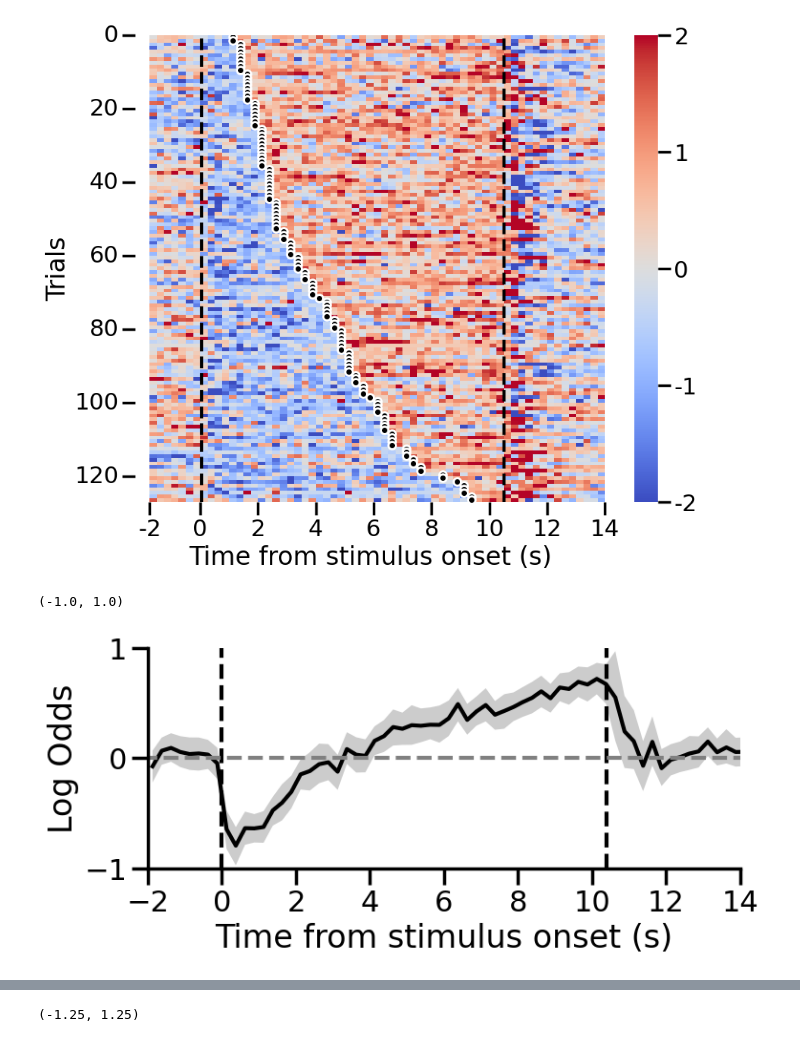
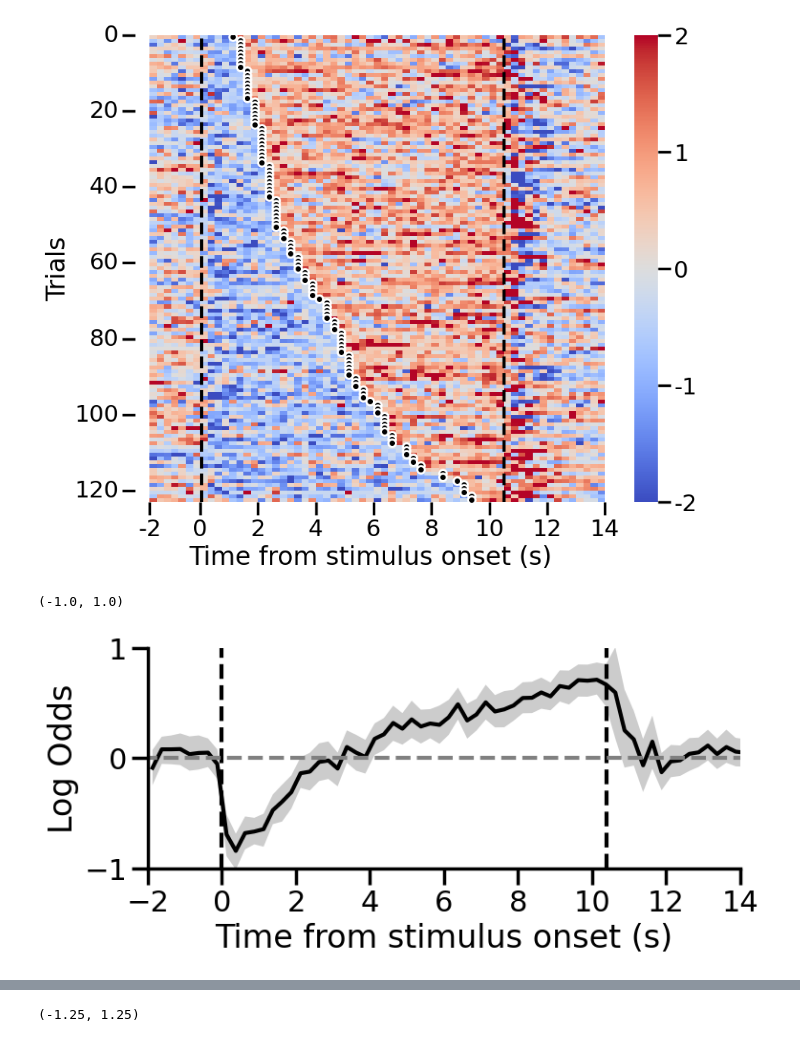
Before and after one commit to tiffanyona/WM_manuscript_FIGURES, a Jupyter notebook: code/supp_figures/supp_fig_8_single_trial_reversal/supp_fig_8_reversals.ipynb, the cells around one changed output, grey strips where cells are left out. Drawn from its saved outputs; the diff is of its cells as text; code cells hidden in the pictures.

```diff
--- a/code/supp_figures/supp_fig_8_single_trial_reversal/supp_fig_8_reversals.ipynb
+++ b/code/supp_figures/supp_fig_8_single_trial_reversal/supp_fig_8_reversals.ipynb
@@ -3,50 +3,39 @@ import matplotlib.pyplot as plt
 import pandas as pd
 import numpy as np
 import seaborn as sns
+from pathlib import Path
+import sys
+
+# Navigate from notebook dir (supp_fig_8.../  → supp_figures/ → code/ → project root)
+sys.path.insert(0, str(Path.cwd().parents[2]))
+from config import ANALYSIS_DATA
 
 fig_width = 7
 fig_height = 4.5
 
 sns.set_context('poster')
 
-save_path = 'G:/My Drive/WORKING_MEMORY/PAPER/general_data/'
+save_path = str(ANALYSIS_DATA) + '/'
 # %%
-df = pd.read_csv(save_path + 'log_odds_single_trial_errors.csv', index_col=0)
+df = pd.read_csv(save_path + 'log_odds_single_trial_errors_normalized.csv', index_col=0)
 # %%
-delay = 10
-normalize = True
-
-df = df.loc[df.delay == delay].groupby(['trial', 'choice', 'stimulus', 'delay', 'hit', 'trial_type', 'times']).log_odds.mean().reset_index()
-
-# Identify changes in the 'trial' column
-df['trial_change'] = (df['trial'] != df['trial'].shift(1)).cumsum()
-
-# Normalize the log odds in each trial if normalization is enabled
-if normalize:
-    df['log_odds'] = df.groupby(['trial_change'])['log_odds'].transform(lambda x: (x - x.mean()) / x.std())
-
 # Pivot the DataFrame to get a matrix format suitable for heatmap
 aggregated_df = df.groupby(['trial','trial_change', 'times']).agg({'log_odds': 'mean'}).reset_index()
 
 # Define the interval of times (e.g., 0.125 to 0.375)
-if delay == 1:
-    time_interval = [0.125, 0.375, 0.625, 0.875, 1.125]
-elif delay == 3:
-    time_interval = [0.125, 0.375, 0.625, 0.875, 1.125, 1.375, 1.625, 1.875,
-                     2.125, 2.375, 2.625, 2.875, 3.125]
-else:
-    time_interval = [0.125, 0.375, 0.625, 0.875, 1.125, 1.375, 1.625, 1.875,
-                     2.125, 2.375, 2.625, 2.875, 3.125, 3.375, 3.625, 3.875,
-                     4.125, 4.375, 4.625, 4.875, 5.125, 5.375, 5.625, 5.875,
-                     6.125, 6.375, 6.625, 6.875, 7.125, 7.375, 7.625, 7.875,
-                     8.125, 8.375, 8.625, 8.875, 9.125, 9.375, 9.625, 9.875,
-                     10.125]
+
+time_interval = [0.125, 0.375, 0.625, 0.875, 1.125, 1.375, 1.625, 1.875,
+                    2.125, 2.375, 2.625, 2.875, 3.125, 3.375, 3.625, 3.875,
+                    4.125, 4.375, 4.625, 4.875, 5.125, 5.375, 5.625, 5.875,
+                    6.125, 6.375, 6.625, 6.875, 7.125, 7.375, 7.625, 7.875,
+                    8.125, 8.375, 8.625, 8.875, 9.125, 9.375, 9.625, 9.875,
+                    10.125]
 
 # restrict to bins of interest
 search_df = aggregated_df[aggregated_df['times'].isin(time_interval)]
 
 # define early and late windows
-early_window = search_df['times'] <= 2     # first 2 seconds
+early_window = search_df['times'] < 1.5    # first 2 seconds
 # late_window  = search_df['times'] >= time_interval[-4]  # last few bins; change if needed
 
 # compute per-trial early and late means
@@ -62,7 +51,6 @@ trial_stats = (
 # keep only trials with early negative and late positive
 valid_trials = trial_stats[
     (trial_stats['early_mean'] < 0)
-    # & (trial_stats['late_mean']  > 0)
 ].index
 
 # # Final filtered dataset
@@ -92,7 +80,6 @@ for trial_change, change_time in change_points:
         (aggregated_df['times'] >= change_time) &
         (aggregated_df['times'] <= 10.375)
     )
-    aggregated_df.loc[mask, 'log_odds'] += 0.4
 
     mask = (
         (aggregated_df['trial_change'] == trial_change) &
@@ -119,34 +106,34 @@ ax = sns.heatmap(heatmap_data, center=0, vmin=-2, vmax=2, cmap='coolwarm', raste
 # Highlight the change points
 for trial, time in change_points:
     plt.scatter(heatmap_data.columns.get_loc(time) + 0.5, heatmap_data.index.get_loc(trial) + 0.5, color='black', s=50, edgecolors='white')
 
 # Plot a vertical line at time 0
 ax.axvline(x=heatmap_data.columns.get_loc(0.125) - 0.75, color='black', linestyle='--')
 ax.axvline(x=heatmap_data.columns.get_loc(10.375), color='black', linestyle='--')
 
 # Set y ticks: every 5 trials
 y_ticks = np.arange(0, heatmap_data.shape[0], 20)
 plt.yticks(ticks=y_ticks, labels=[f"{y}" for y in y_ticks])
 plt.xlim(-2,18)
 plt.ylabel("Trials")
 # Choose nice tick labels
 nice_times = [-2, 0, 2, 4, 6, 8, 10, 12, 14]
 
 # Find nearest indices in heatmap columns
 x_positions = [np.argmin(np.abs(heatmap_data.columns - t)) for t in nice_times]
 
 cbar = ax.collections[0].colorbar
 cbar.set_ticks([-2, -1, 0, 1, 2])
 cbar.set_ticklabels(['-2', '-1', '0', '1', '2'])
 
 # Set x-axis for heatmap
 ax.set_xticks(x_positions)
 ax.set_xticklabels([f"{t:}" for t in nice_times], rotation=360)
 ax.set_xlabel("Time from stimulus onset (s)")
 # plt.savefig(rf"G:\My Drive\WORKING_MEMORY\PAPER\2ND_SUBMISSION_NAT_NEURO\figures_for_resubmission\Fig. 1.6. Reversals\reversal_trials_heatmap_aligned_stimulus_v2.svg", dpi = 1000)
 plt.show()
 # %% [output]
-[figure, old version]
+[figure, new version]
 # %%
 fig = plt.figure(figsize=(8, 3))
 # sns.lineplot(x='times',y='log_odds',data= filtered_df.loc[filtered_df['trial'].isin(valid_trials)], color='black', errorbar='ci',err_style='band', err_kws={"edgecolor": "none"})
@@ -164,7 +151,7 @@ plt.ylim(-1, 1)
 # plt.savefig(rf"G:\My Drive\WORKING_MEMORY\PAPER\2ND_SUBMISSION_NAT_NEURO\figures_for_resubmission\Fig. 1.6. Reversals\filtered_log_odds_aligned_stimulus_v2.svg", dpi=300, bbox_inches='tight')
 # %% [output]
 (-1.0, 1.0)
-[figure, old version]
+[figure, new version]
 # %%
 df_change_points = pd.DataFrame(change_points, columns=['trial_change', 'time'])
 # new_df = aggregated_df.loc[aggregated_df.trial.isin(valid_trials)].merge(df_change_points, on='trial_change', how='left')
```
Also changed, not shown: parts of 2 cells of this notebook.
